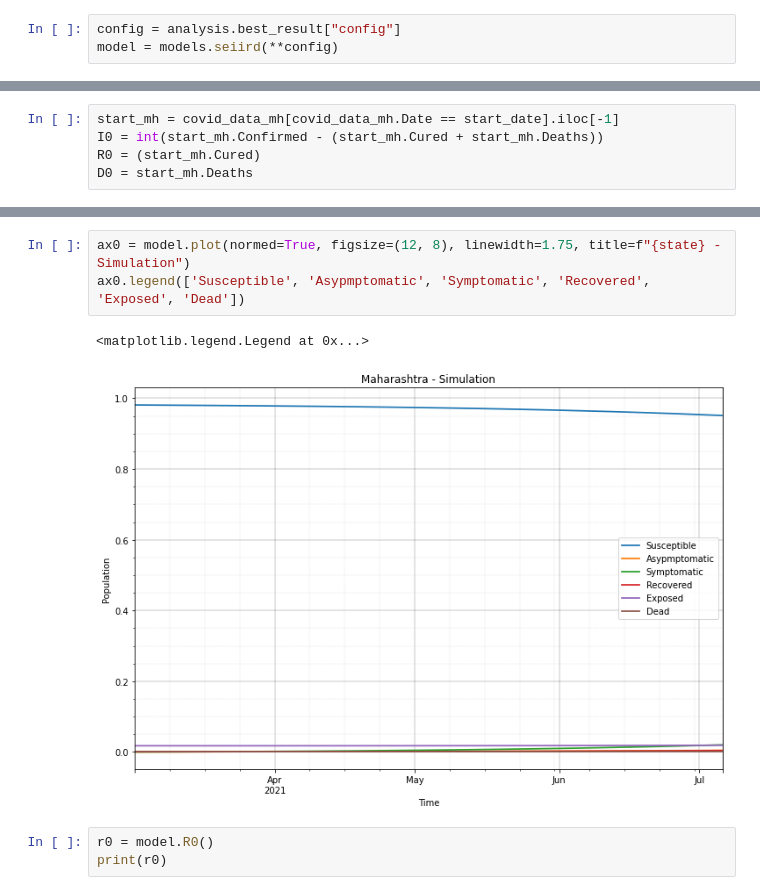
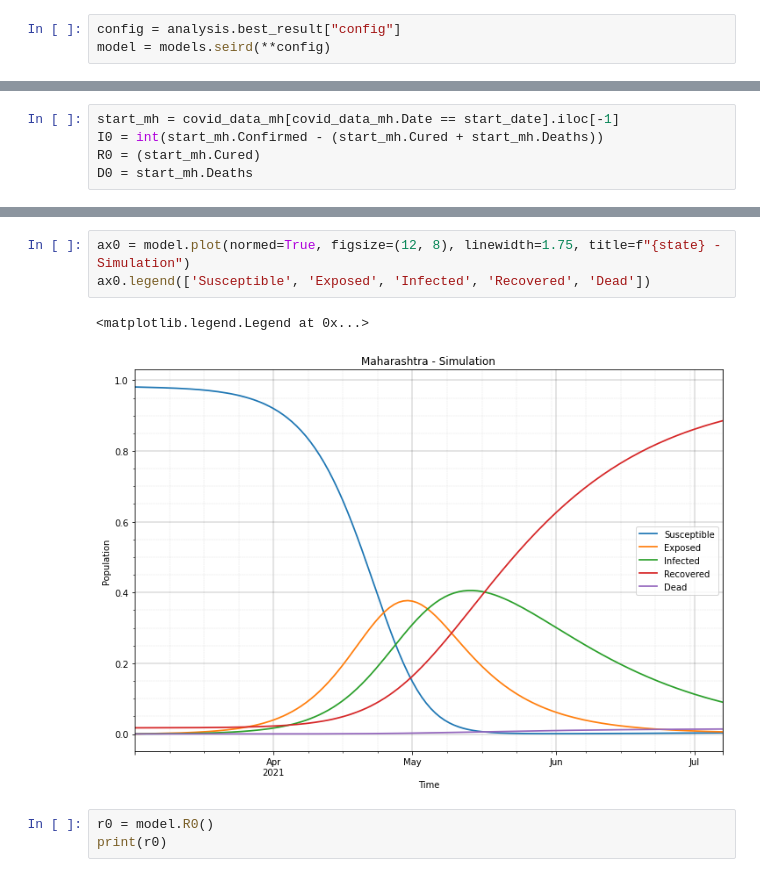
Before and after one commit to mandar2812/covid-py, a Jupyter notebook: TuningExp.ipynb, the cells around one changed output, grey strips where cells are left out. Drawn from its saved outputs; the diff is of its cells as text.

Commit message:
`models.py`: Added seird model.

```diff
--- a/TuningExp.ipynb
+++ b/TuningExp.ipynb
@@ -142,6 +142,6 @@ array([[<AxesSubplot:title={'center':'kl_div'}>]], dtype=object)
 # %%
 config = analysis.best_result["config"]
-model = models.seiird(**config)
+model = models.seird(**config)
 # %%
 covid_data_india_by_state = data_utils.load_covid_data_india()
 covid_data_mh = covid_data_india_by_state.get(state)
@@ -201,9 +200,9 @@ config
 # %%
 ax0 = model.plot(normed=True, figsize=(12, 8), linewidth=1.75, title=f"{state} - Simulation")
-ax0.legend(['Susceptible', 'Asypmptomatic', 'Symptomatic', 'Recovered', 'Exposed', 'Dead'])
+ax0.legend(['Susceptible', 'Exposed', 'Infected', 'Recovered', 'Dead'])
 # %% [output]
 <matplotlib.legend.Legend at 0x...>
-[figure, old version]
+[figure, new version]
 # %%
 r0 = model.R0()
 print(r0)
```
Also changed, not shown: parts of 6 cells of this notebook, 4 other files.
